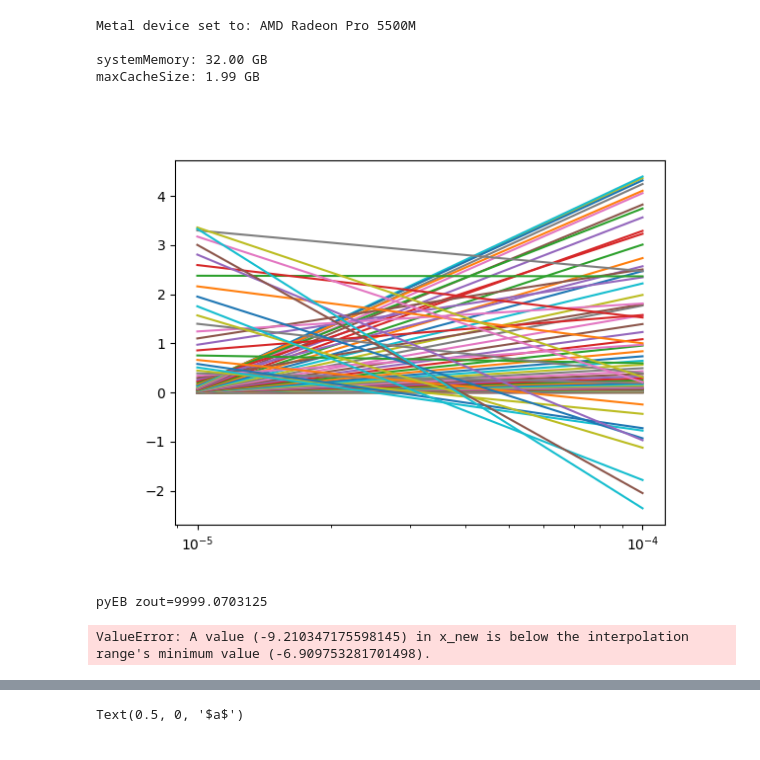
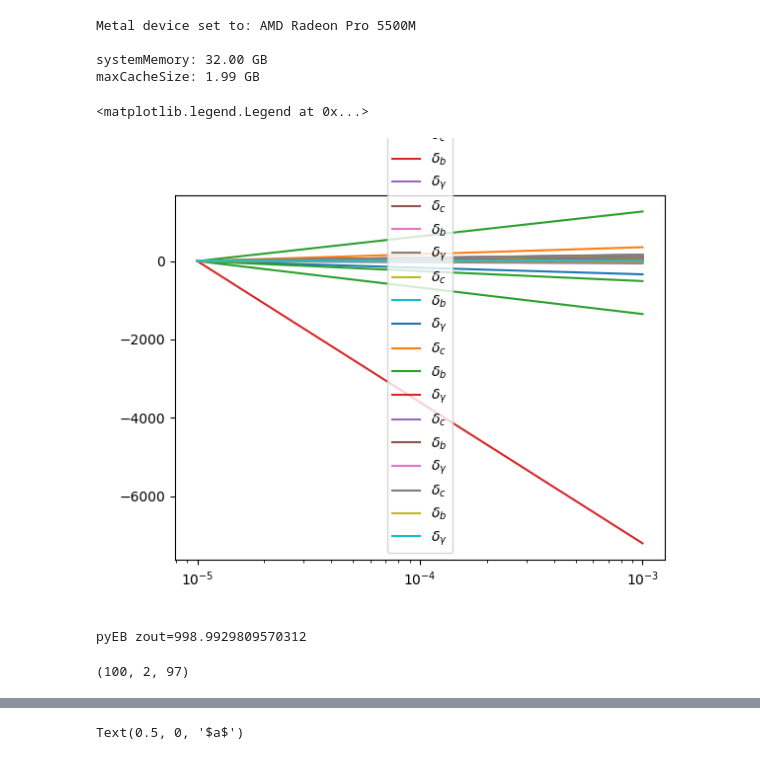
Before and after one commit to ohahn/DISCO-EB, a Jupyter notebook: pylinger_demo.ipynb, the cells around one changed output, grey strips where cells are left out. Drawn from its saved outputs; the diff is of its cells as text; code cells hidden in the pictures.

```diff
--- a/pylinger_demo.ipynb
+++ b/pylinger_demo.ipynb
@@ -91,17 +91,24 @@ maxCacheSize: 1.99 GB
 # Compute Perturbations
 nmodes = 100
 kmin = 1e-3
-kmax = 1e-1
-aexp_out = jnp.geomspace(1e-5,1e-2,2)
+kmax = 1e0
+aexp_out = jnp.geomspace(1e-5,1e-3,2)
 
 y, kmodes = evolve_perturbations( param=cp.param, kmin=kmin, kmax=kmax, num_k=nmodes, aexp_out=aexp_out )
 # %%
-# plot evolution of baryon density modes
+# plot evolution of density modes
 fig, ax = plt.subplots()
 for i in range( y.shape[0] ):
-    ax.semilogx( aexp_out, y[i,:,5] )
+    ax.semilogx( aexp_out, y[i,:,3], label='$\\delta_c$' )
+    ax.semilogx( aexp_out, y[i,:,5], label='$\\delta_b$' )
+    ax.semilogx( aexp_out, y[i,:,7], label='$\\delta_\\gamma$' )
+    # ax.semilogx( aexp_out, y[i,:,9+2*4], label='$\\delta_\\nu$' )
+
+# ax.loglog()
+ax.legend()
 # %% [output]
+<matplotlib.legend.Legend at 0x...>
-[figure, old version]
+[figure, new version]
 # %%
 ## evaluate the power spectra
 iout = -1
@@ -115,8 +122,11 @@ Pkg = A_s*(kmodes/k_p)**(n_s - 1) * kmodes**(-3) * y[:,iout,7]**2
 Pkc_CLASS, k_CLASS = get_class_power('d_cdm', zout)
 Pkb_CLASS, k_CLASS = get_class_power('d_b', zout)
 # %% [output]
-pyEB zout=9999.0703125
+pyEB zout=998.9929809570312
-ValueError: A value (-9.210347175598145) in x_new is below the interpolation range's minimum value (-6.909753281701498).
+# %%
+y.shape
+# %% [output]
+(100, 2, 97)
 # %%
 # plot power spectra against CLASS result
 
```
Also changed, not shown: parts of 1 cell of this notebook, 1 other file.
